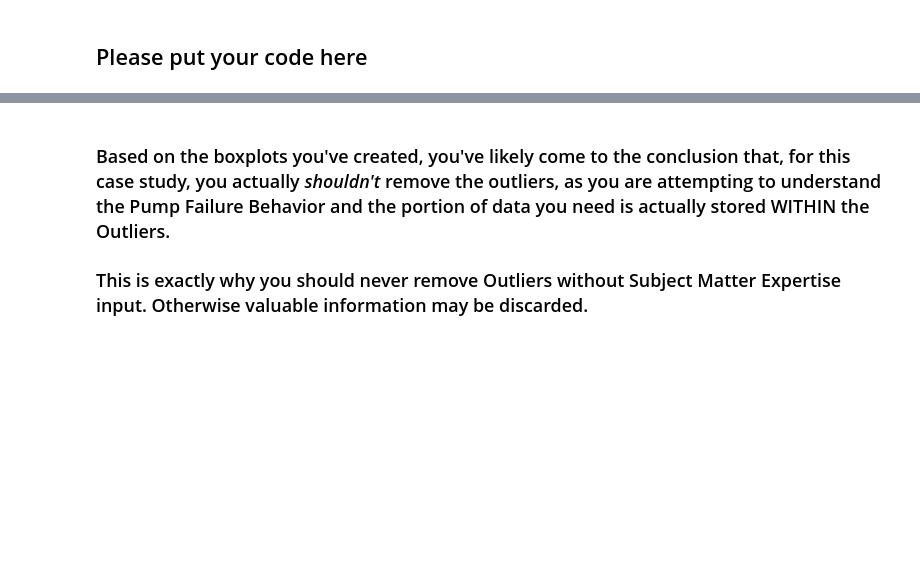
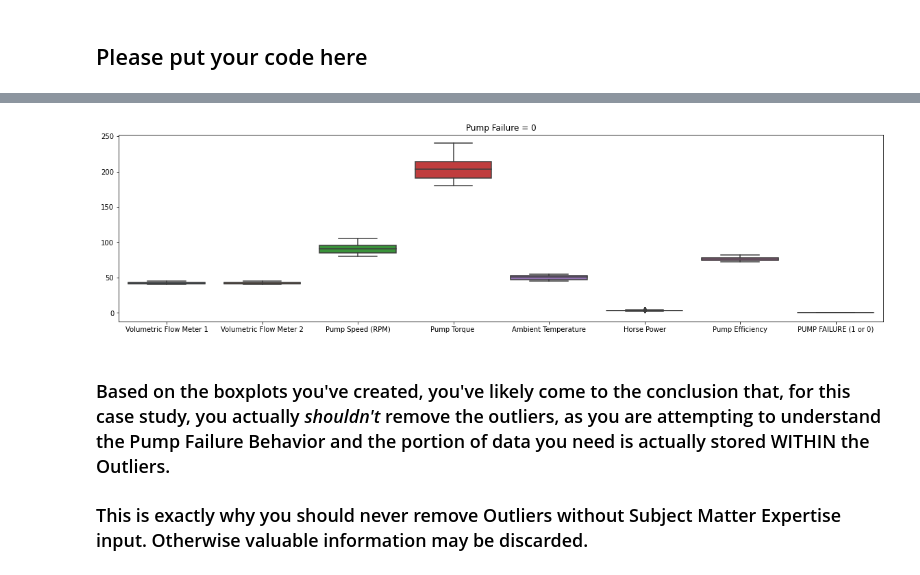
Before and after one commit to gfouty/Southern-Water, a Jupyter notebook: Southern_Water_Corp_OLS_Case_Study_Student_Facing.ipynb, the cells around one changed output, grey strips where cells are left out. Drawn from its saved outputs; the diff is of its cells as text; code cells hidden in the pictures; blank space fills up the shorter version.

```diff
--- a/Southern_Water_Corp_OLS_Case_Study_Student_Facing.ipynb
+++ b/Southern_Water_Corp_OLS_Case_Study_Student_Facing.ipynb
@@ -212,3 +228,10 @@ ii) A boxplot when PUMP FAILURE is 0
+# %%
+normal = filtered_raw[filtered_raw['PUMP FAILURE (1 or 0)'] == 0]
+ax=sns.boxplot(data=normal)
+plt.title('Pump Failure = 0')
+plt.show()
+# %% [output]
+[figure, added]
 # %% [markdown]
 ### Based on the boxplots you've created, you've likely come to the conclusion that, for this case study, you actually _shouldn't_ remove the outliers, as you are attempting to understand the Pump Failure Behavior and the portion of data you need is actually stored WITHIN the Outliers.
 
```
Also changed, not shown: parts of 20 cells of this notebook.
